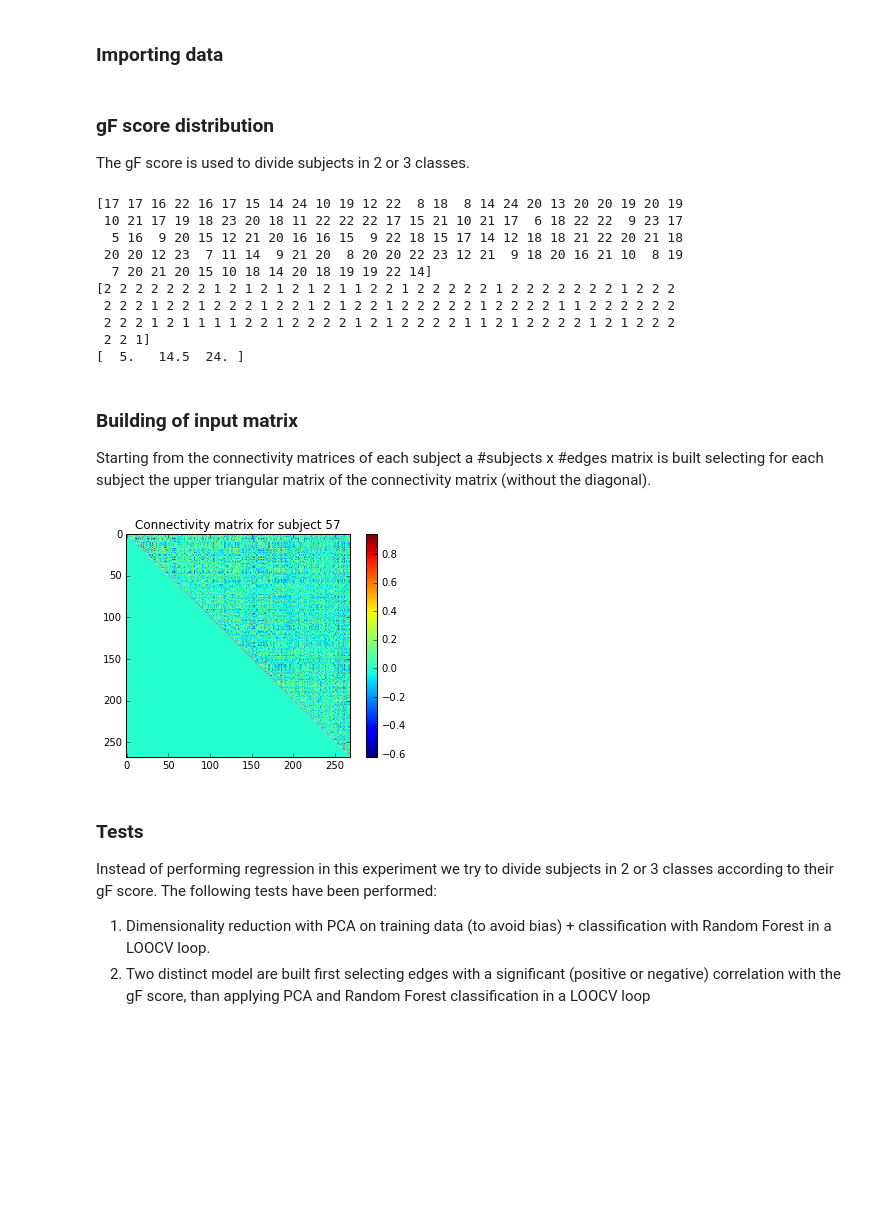
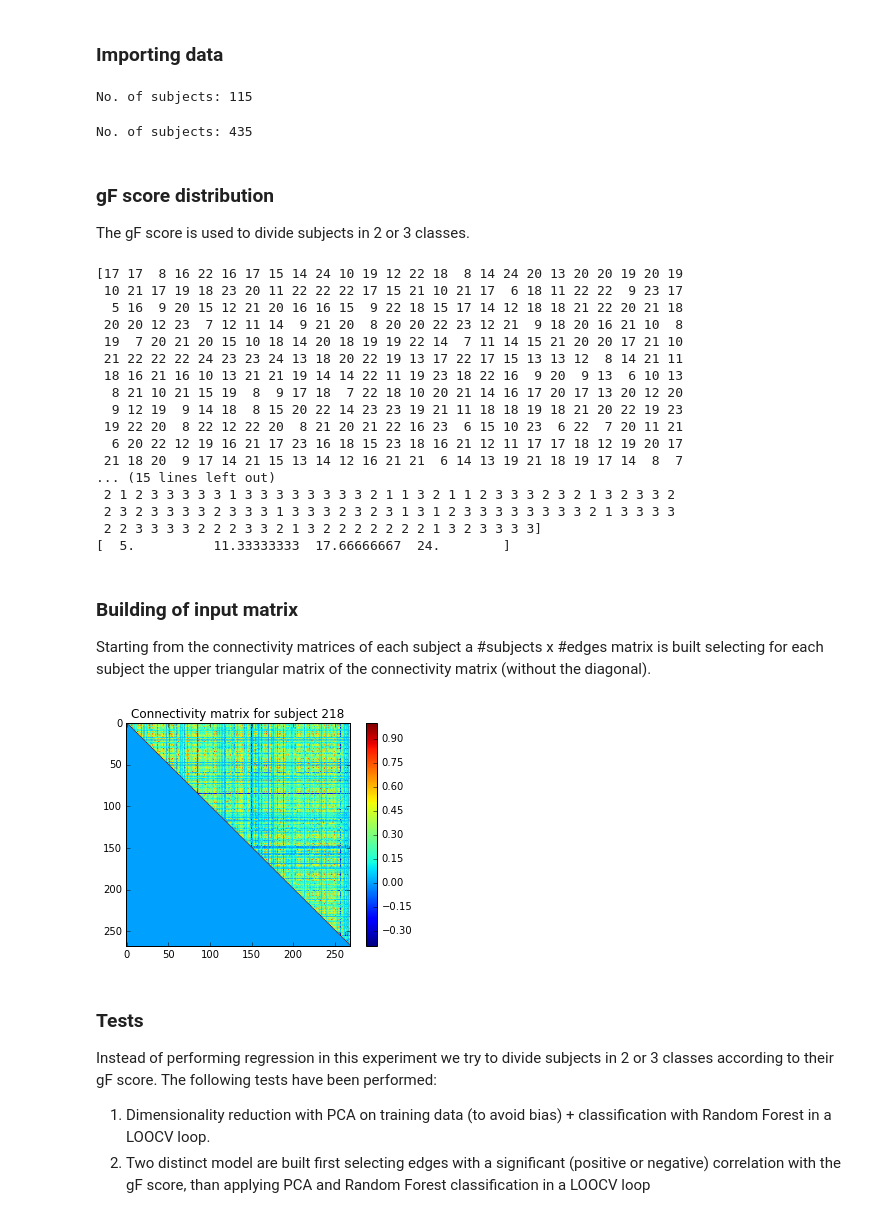
Before and after one commit to paola-g/iq_prediction, a Jupyter notebook: random_forest_class.ipynb, the cells around one changed output. Saved outputs shown, nothing was run; the diff lists cells and outputs as text; code cells hidden in the pictures; blank space fills up the shorter version.

```diff
--- a/random_forest_class.ipynb
+++ b/random_forest_class.ipynb
@@ -90,6 +91,26 @@ def regression_plot(x,y,title):
     plt.show()
 # %% [markdown]
 ### Importing data
+# %%
+# finn's data set
+data = sio.loadmat('rfMRI_REST1_HCP_Q2')
+gF = np.ravel(data['PMAT24_A_CR'])
+n_subj = len(gF)
+print('No. of subjects:',n_subj)
+# %% [output]
+No. of subjects: 115
+# %%
+# extended data set
+data = sio.loadmat('rfMRI_REST1_HCP_Q2')
+gF = np.ravel(data['PMAT24_A_CR'])
+data2 = sio.loadmat('rfMRI_REST1_HCP_S500.mat')
+gF2 = np.ravel(data2['PMAT24_A_CR'])
+data_ext = np.concatenate((data['rest_1_mat'],data2['rest_1_mat']),axis=2)
+gF = np.concatenate((gF,gF2))
+n_subj = len(gF)
+print('No. of subjects:',n_subj)
+# %% [output]
+No. of subjects: 435
 # %%
 #data = sio.loadmat('improved_preproc/rfMRI_REST1_HCP_Q2.mat')
 data = sio.loadmat('improved_preproc/rfMRI_REST2_HCP_Q2.mat')
@@ -99,7 +120,7 @@ n_subj = len(gF)
 ### gF score distribution
 The gF score is used to divide subjects in 2 or 3 classes.
 # %%
-n_bins = 2
+n_bins = 3
 def plot_hist(n_bins):
     plt.hist(gF, bins=n_bins)
     plt.title("gF score distribution")
@@ -117,43 +138,50 @@ print(gF)
 print(bins)
 print(bin_limits)
 # %% [output]
-[17 17 16 22 16 17 15 14 24 10 19 12 22  8 18  8 14 24 20 13 20 20 19 20 19
- 10 21 17 19 18 23 20 18 11 22 22 22 17 15 21 10 21 17  6 18 22 22  9 23 17
+[17 17  8 16 22 16 17 15 14 24 10 19 12 22 18  8 14 24 20 13 20 20 19 20 19
+ 10 21 17 19 18 23 20 11 22 22 22 17 15 21 10 21 17  6 18 11 22 22  9 23 17
   5 16  9 20 15 12 21 20 16 16 15  9 22 18 15 17 14 12 18 18 21 22 20 21 18
- 20 20 12 23  7 11 14  9 21 20  8 20 20 22 23 12 21  9 18 20 16 21 10  8 19
-  7 20 21 20 15 10 18 14 20 18 19 19 22 14]
-[2 2 2 2 2 2 2 1 2 1 2 1 2 1 2 1 1 2 2 1 2 2 2 2 2 1 2 2 2 2 2 2 2 1 2 2 2
- 2 2 2 1 2 2 1 2 2 2 1 2 2 1 2 1 2 2 1 2 2 2 2 2 1 2 2 2 2 1 1 2 2 2 2 2 2
- 2 2 2 1 2 1 1 1 1 2 2 1 2 2 2 2 1 2 1 2 2 2 2 1 1 2 1 2 2 2 2 1 2 1 2 2 2
- 2 2 1]
-[  5.   14.5  24. ]
+ 20 20 12 23  7 12 11 14  9 21 20  8 20 20 22 23 12 21  9 18 20 16 21 10  8
+ 19  7 20 21 20 15 10 18 14 20 18 19 19 22 14  7 11 14 15 21 20 20 17 21 10
+ 21 22 22 22 24 23 23 24 13 18 20 22 19 13 17 22 17 15 13 13 12  8 14 21 11
+ 18 16 21 16 10 13 21 21 19 14 14 22 11 19 23 18 22 16  9 20  9 13  6 10 13
+  8 21 10 21 15 19  8  9 17 18  7 22 18 10 20 21 14 16 17 20 17 13 20 12 20
+  9 12 19  9 14 18  8 15 20 22 14 23 23 19 21 11 18 18 19 18 21 20 22 19 23
+ 19 22 20  8 22 12 22 20  8 21 20 21 22 16 23  6 15 10 23  6 22  7 20 11 21
+  6 20 22 12 19 16 21 17 23 16 18 15 23 18 16 21 12 11 17 17 18 12 19 20 17
+ 21 18 20  9 17 14 21 15 13 14 12 16 21 21  6 14 13 19 21 18 19 17 14  8  7
+... (15 lines left out)
+ 2 1 2 3 3 3 3 3 1 3 3 3 3 3 3 3 3 2 1 1 3 2 1 1 2 3 3 3 2 3 2 1 3 2 3 3 2
+ 2 3 2 3 3 3 3 2 3 3 3 1 3 3 3 2 3 2 3 1 3 1 2 3 3 3 3 3 3 3 3 2 1 3 3 3 3
+ 2 2 3 3 3 3 2 2 2 3 3 2 1 3 2 2 2 2 2 2 2 1 3 2 3 3 3 3]
+[  5.          11.33333333  17.66666667  24.        ]
 # %% [markdown]
 ### Building of input matrix
 Starting from the connectivity matrices of each subject a #subjects x #edges matrix is built selecting for each subject the upper triangular matrix of the connectivity matrix (without the diagonal).
 # %%
 # choose dataset
 #conn_mats = data['rest_1_mat']
-conn_mats = data['rest_2_mat']
-
+#conn_mats = data['rest_2_mat']
+conn_mats = data_ext
 # build matrix n_subjects x n_edges
 n_parcels = conn_mats.shape[0]
 triu_idx = np.triu_indices(n_parcels,1)
 n_edges = len(triu_idx[1]);
 
 def plt_conn(subject):
     plt.imshow(np.triu(conn_mats[:,:,subject-1]))
     plt.colorbar()
     plt.title('Connectivity matrix for subject '+str(subject))
 
 interact(plt_conn, subject=(1,n_subj))
 
 
 edges = np.zeros([n_subj,n_edges])
 
 for subject in range(conn_mats.shape[-1]):
     edges[subject,] = conn_mats[:,:,subject][triu_idx]
 # %% [output]
-[figure, old version]
+[figure, new version]
 # %% [markdown]
 ### Tests
 Instead of performing regression in this experiment we try to divide subjects in 2 or 3 classes according to their gF score.
```
Also changed, not shown: parts of 12 cells of this notebook, 3 other files.
